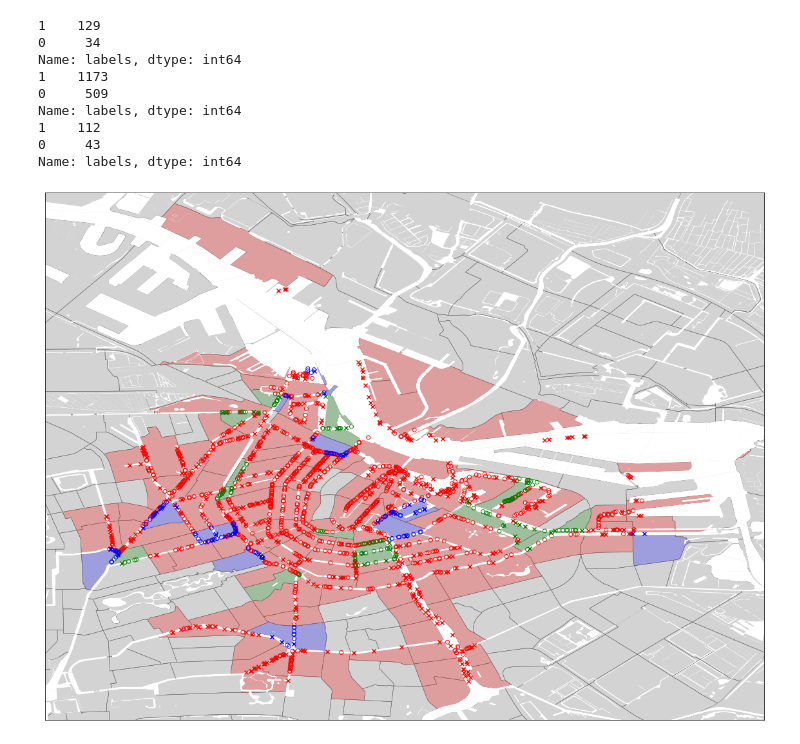
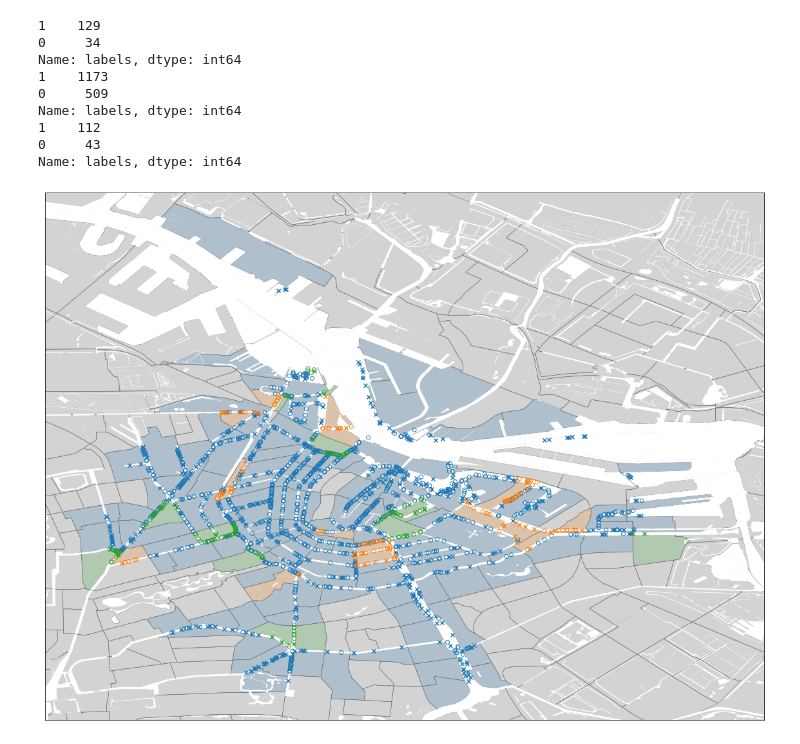
Before and after one commit to Amsterdam-Internships/Fence-Detection, a Jupyter notebook: notebooks/dataset-summary.ipynb, the cells around one changed output. Saved outputs shown, nothing was run; the diff lists cells and outputs as text; code cells hidden in the pictures.

```diff
--- a/notebooks/dataset-summary.ipynb
+++ b/notebooks/dataset-summary.ipynb
@@ -51,35 +52,35 @@ def f(x):
     except:
         return 0
 
-for subset, color in zip(subsets, ['r', 'g', 'b']):
+for subset, color in zip(subsets, plt.get_cmap('tab10').colors):
     label = subset
     subset = df[df.subset == subset]
 
     subset = subset.drop_duplicates(subset='Buurtnaam', keep='first')
     subset = gpd.GeoDataFrame(subset.geometry.apply(wkt.loads))
 
-    subset.plot(ax=ax, color=color, alpha=.25)
+    subset.plot(ax=ax, color=color, alpha=.2)
 
 water.plot(ax=ax, color='white')
 
-for subset, color in zip(subsets, ['r', 'g', 'b']):
+for subset, color in zip(subsets, plt.get_cmap('tab10').colors):
     label = subset
     subset = df[df.subset == subset]
 
     locations = gpd.GeoDataFrame(subset, geometry=subset.location.apply(wkt.loads))
 
     locations[locations.labels == 0].plot(ax=ax, color=color, marker='x')
     locations[locations.labels == 1].plot(ax=ax, marker='o', color='none', edgecolor=color)
 
 ax.set_aspect('equal', adjustable='box')
 ax.set_facecolor('lightgrey')
 
 plt.xlim(4.8475, 4.96)
 plt.ylim(52.3375, 52.42)
 
 ax.xaxis.set_major_locator(plt.NullLocator())
 ax.yaxis.set_major_locator(plt.NullLocator())
 
 plt.show()
 # %% [output]
-[figure, old version]
+[figure, new version]
```
Also changed, not shown: parts of 2 cells of this notebook, 21 other files.
